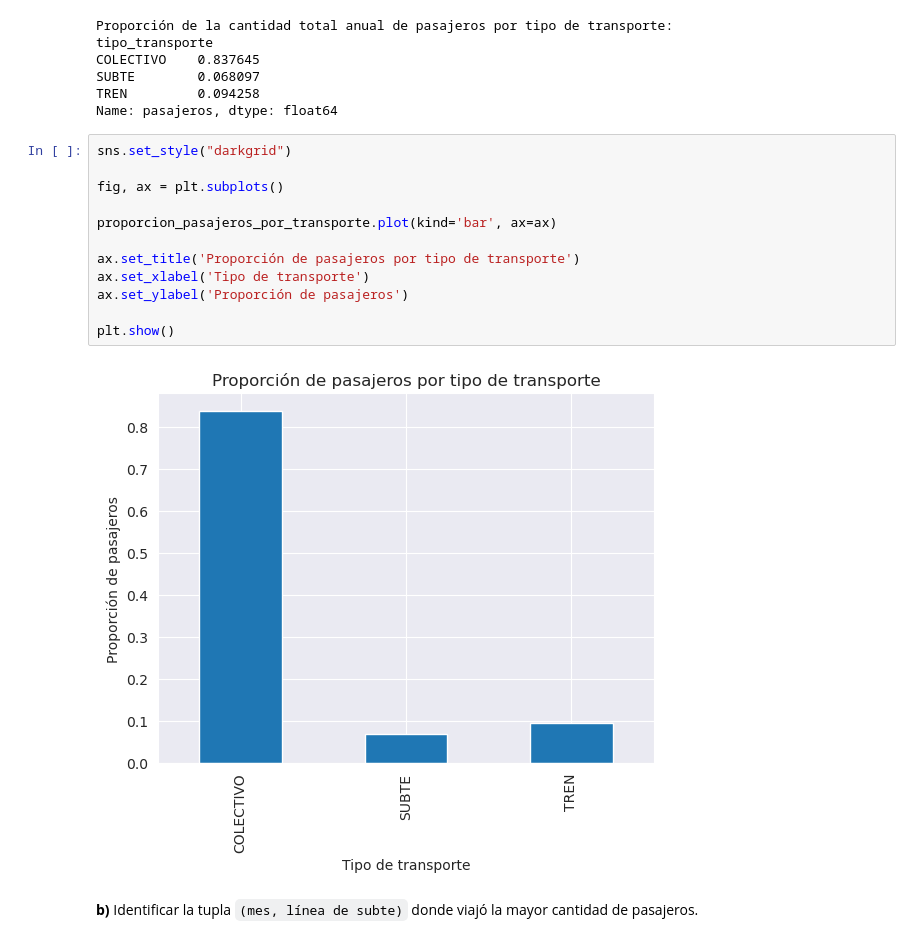
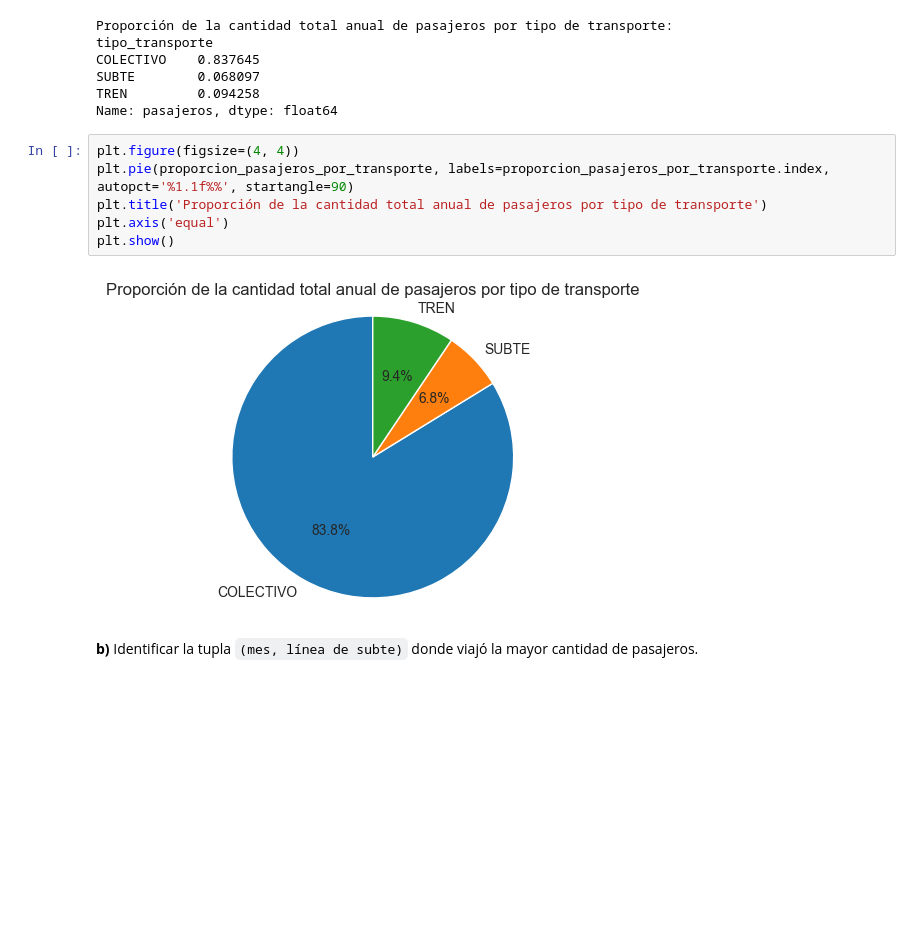
Before and after one commit to pedrobergaglio/transporte-publico-2023-ldd, a Jupyter notebook: tp1_sube2023.ipynb, the cells around one changed output. Saved outputs shown, nothing was run; the diff lists cells and outputs as text; blank space fills up the shorter version.

```diff
--- a/tp1_sube2023.ipynb
+++ b/tp1_sube2023.ipynb
@@ -103,20 +103,14 @@ COLECTIVO    0.837645
 SUBTE        0.068097
 TREN         0.094258
 Name: pasajeros, dtype: float64
-# %%
-sns.set_style("darkgrid")
-
-fig, ax = plt.subplots()
-
-proporcion_pasajeros_por_transporte.plot(kind='bar', ax=ax)
-
-ax.set_title('Proporción de pasajeros por tipo de transporte')
-ax.set_xlabel('Tipo de transporte')
-ax.set_ylabel('Proporción de pasajeros')
-
-plt.show()
-# %% [output]
-[figure, removed]
+# %%
+plt.figure(figsize=(4, 4))
+plt.pie(proporcion_pasajeros_por_transporte, labels=proporcion_pasajeros_por_transporte.index, autopct='%1.1f%%', startangle=90)
+plt.title('Proporción de la cantidad total anual de pasajeros por tipo de transporte')
+plt.axis('equal')
+plt.show()
+# %% [output]
+[figure, added]
 # %% [markdown]
 **b)** Identificar la tupla `(mes, línea de subte)` donde viajó la mayor cantidad de pasajeros.
 # %%
```
Also changed, not shown: parts of 21 cells of this notebook.
